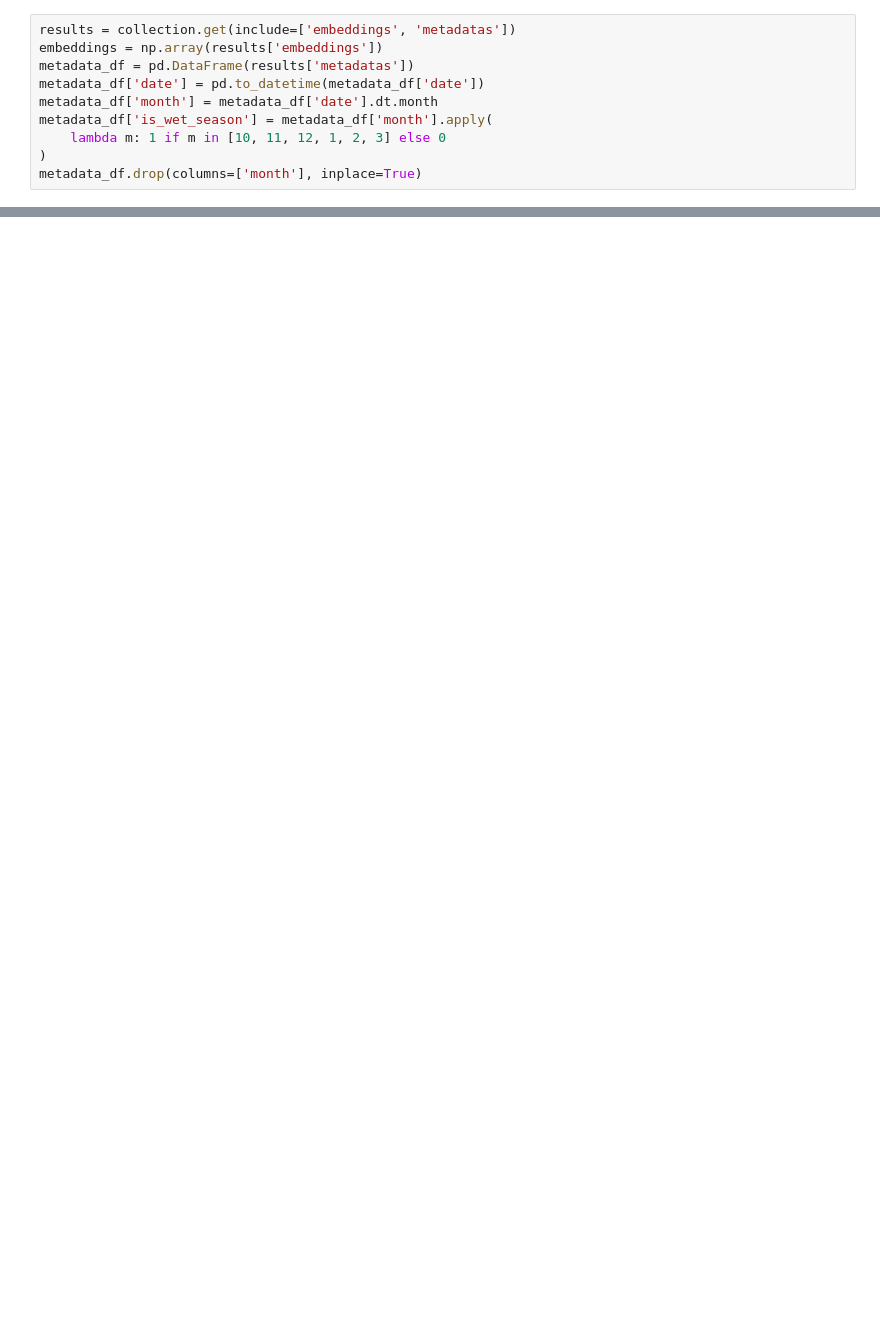
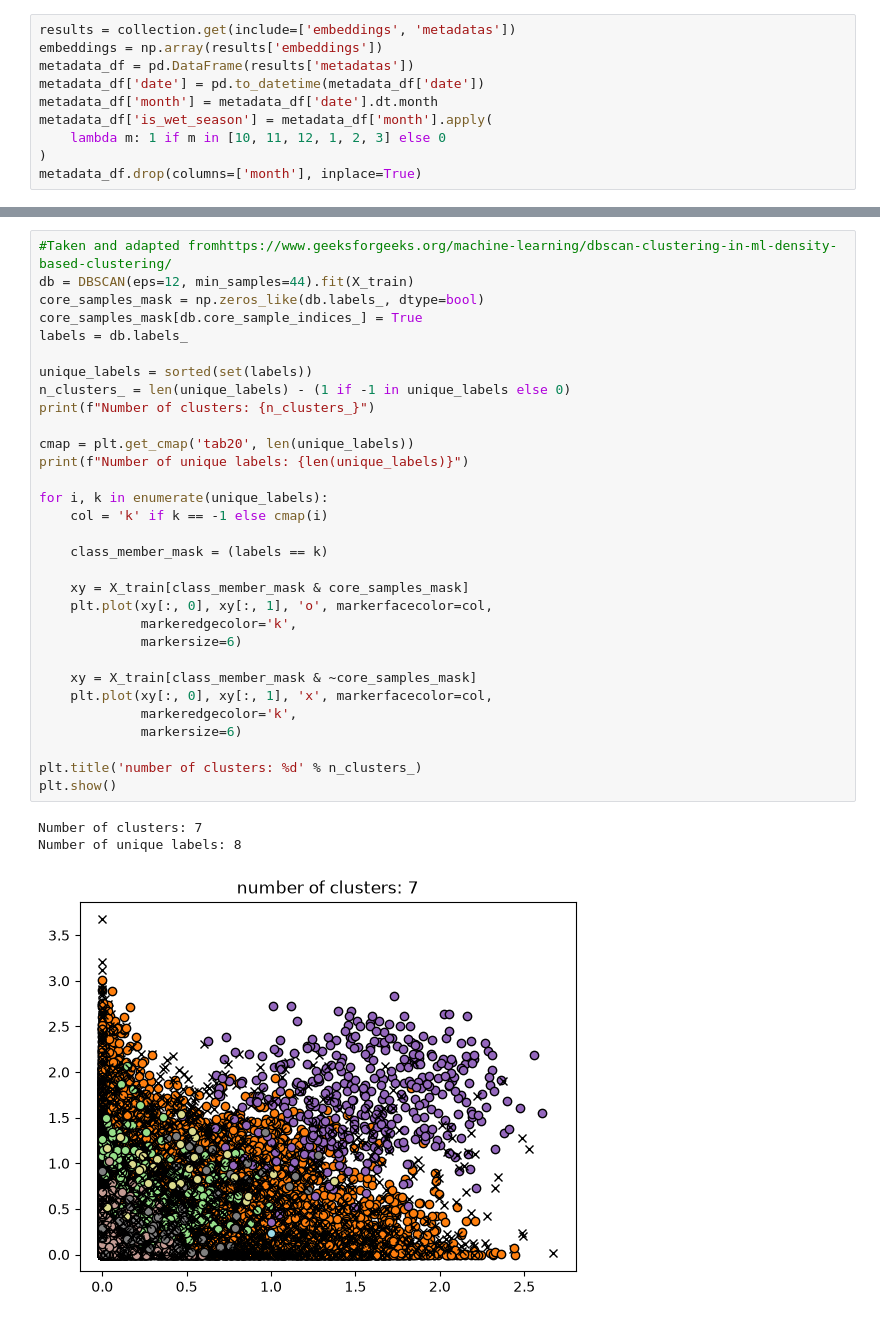
Before and after one commit to ericanakabayashi/ribbit_ai, a Jupyter notebook: src/exploratory_notebooks/DBSCAN.ipynb, the cells around one changed output, grey strips where cells are left out. Drawn from its saved outputs; the diff is of its cells as text; blank space fills up the shorter version.

```diff
--- a/src/exploratory_notebooks/DBSCAN.ipynb
+++ b/src/exploratory_notebooks/DBSCAN.ipynb
@@ -33,0 +142,35 @@ metadata_df.drop(columns=['month'], inplace=True)
+# %%
+#Taken and adapted fromhttps://www.geeksforgeeks.org/machine-learning/dbscan-clustering-in-ml-density-based-clustering/
+db = DBSCAN(eps=12, min_samples=44).fit(X_train)
+core_samples_mask = np.zeros_like(db.labels_, dtype=bool)
+core_samples_mask[db.core_sample_indices_] = True
+labels = db.labels_
+
+unique_labels = sorted(set(labels))
+n_clusters_ = len(unique_labels) - (1 if -1 in unique_labels else 0)
+print(f"Number of clusters: {n_clusters_}")
+
+cmap = plt.get_cmap('tab20', len(unique_labels))
+print(f"Number of unique labels: {len(unique_labels)}")
+
+for i, k in enumerate(unique_labels):
+    col = 'k' if k == -1 else cmap(i)
+
+    class_member_mask = (labels == k)
+
+    xy = X_train[class_member_mask & core_samples_mask]
+    plt.plot(xy[:, 0], xy[:, 1], 'o', markerfacecolor=col,
+             markeredgecolor='k',
+             markersize=6)
+
+    xy = X_train[class_member_mask & ~core_samples_mask]
+    plt.plot(xy[:, 0], xy[:, 1], 'x', markerfacecolor=col,
+             markeredgecolor='k',
+             markersize=6)
+
+plt.title('number of clusters: %d' % n_clusters_)
+plt.show()
+# %% [output]
+Number of clusters: 7
+Number of unique labels: 8
+[figure, added]
```
Also changed, not shown: parts of 20 cells of this notebook.
